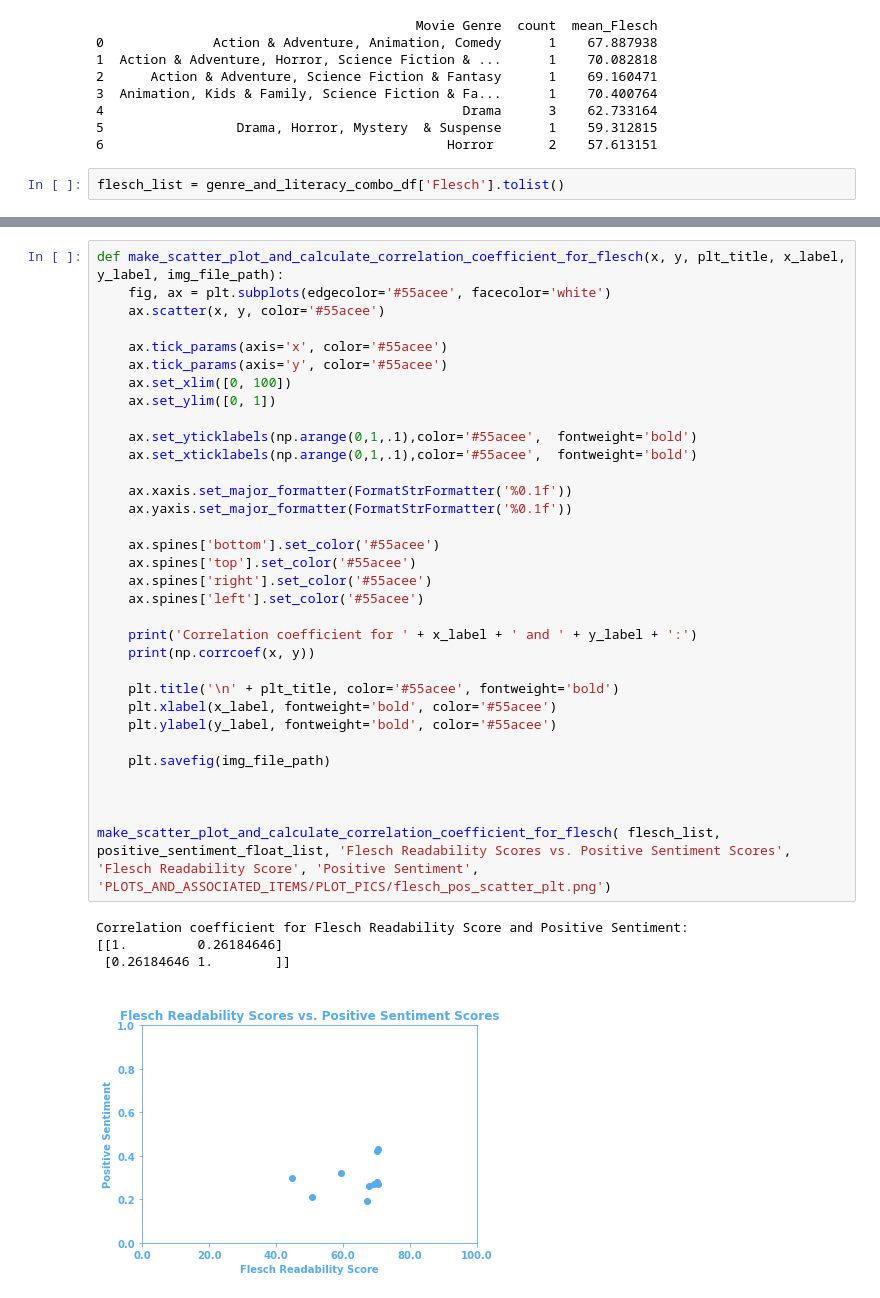
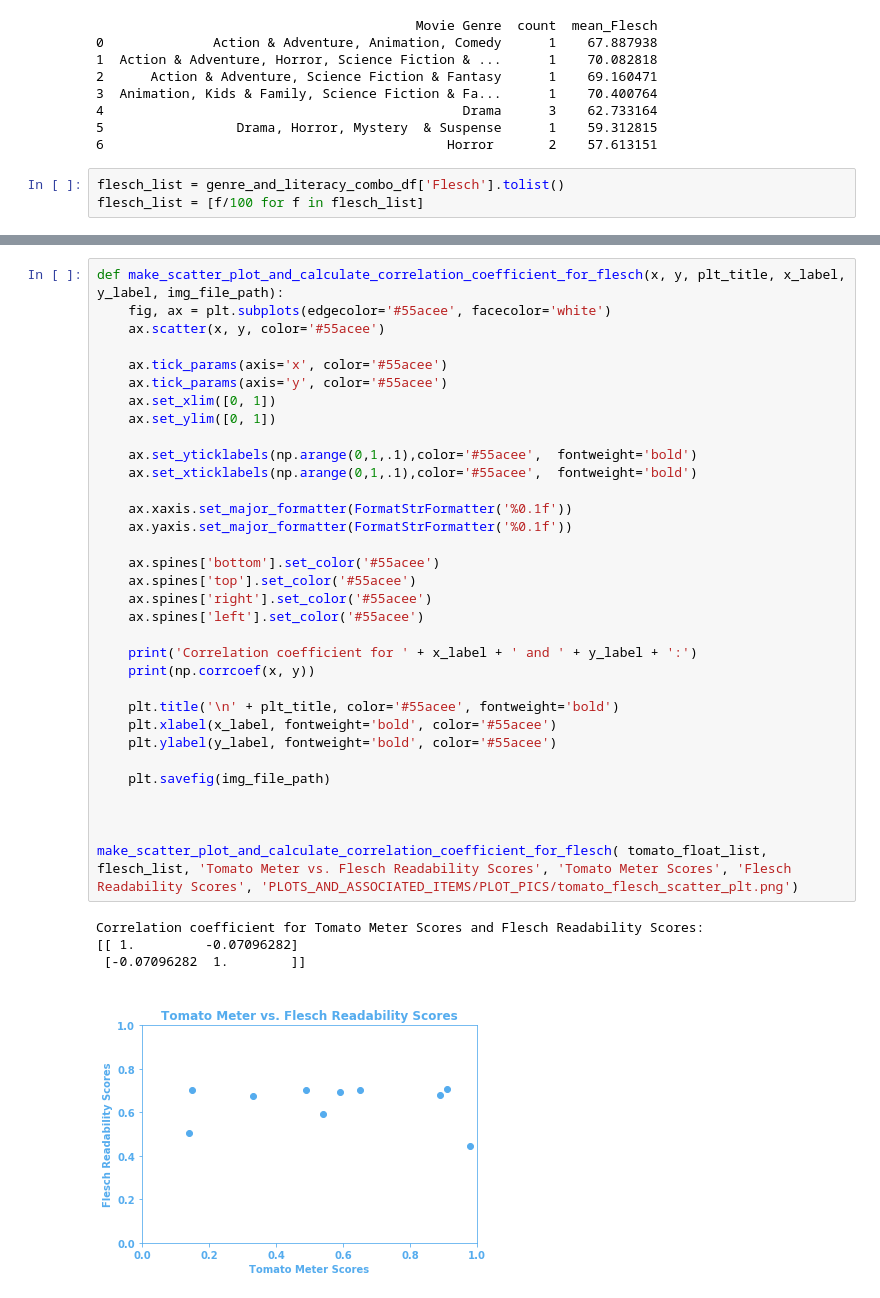
Before and after one commit to jkrovitz/Collective_Intelligence_Final_Project, a Jupyter notebook: PlottingResults.ipynb, the cells around one changed output, grey strips where cells are left out. Cells and saved outputs as stored; diff of their text form.

```diff
--- a/PlottingResults.ipynb
+++ b/PlottingResults.ipynb
@@ -189,3 +268,4 @@ print (genre_and_literacy_mean_df)
 6                                            Horror       2    57.613151
 # %%
 flesch_list = genre_and_literacy_combo_df['Flesch'].tolist()
+flesch_list = [f/100 for f in flesch_list]
@@ -207,36 +280,36 @@ def make_scatter_plot_and_calculate_correlation_coefficient_for_flesch(x, y, plt
     fig, ax = plt.subplots(edgecolor='#55acee', facecolor='white')
     ax.scatter(x, y, color='#55acee')
 
     ax.tick_params(axis='x', color='#55acee')
     ax.tick_params(axis='y', color='#55acee')
-    ax.set_xlim([0, 100])
+    ax.set_xlim([0, 1])
     ax.set_ylim([0, 1])
 
     ax.set_yticklabels(np.arange(0,1,.1),color='#55acee',  fontweight='bold')
     ax.set_xticklabels(np.arange(0,1,.1),color='#55acee',  fontweight='bold')
 
     ax.xaxis.set_major_formatter(FormatStrFormatter('%0.1f'))
     ax.yaxis.set_major_formatter(FormatStrFormatter('%0.1f'))
 
     ax.spines['bottom'].set_color('#55acee')
     ax.spines['top'].set_color('#55acee')
     ax.spines['right'].set_color('#55acee')
     ax.spines['left'].set_color('#55acee')
 
     print('Correlation coefficient for ' + x_label + ' and ' + y_label + ':')
     print(np.corrcoef(x, y))
 
     plt.title('\n' + plt_title, color='#55acee', fontweight='bold')
     plt.xlabel(x_label, fontweight='bold', color='#55acee')
     plt.ylabel(y_label, fontweight='bold', color='#55acee')
 
     plt.savefig(img_file_path)
 
 
 
-make_scatter_plot_and_calculate_correlation_coefficient_for_flesch( flesch_list, positive_sentiment_float_list, 'Flesch Readability Scores vs. Positive Sentiment Scores', 'Flesch Readability Score', 'Positive Sentiment', 'PLOTS_AND_ASSOCIATED_ITEMS/PLOT_PICS/flesch_pos_scatter_plt.png')
+make_scatter_plot_and_calculate_correlation_coefficient_for_flesch( tomato_float_list, flesch_list, 'Tomato Meter vs. Flesch Readability Scores', 'Tomato Meter Scores', 'Flesch Readability Scores', 'PLOTS_AND_ASSOCIATED_ITEMS/PLOT_PICS/tomato_flesch_scatter_plt.png')
 # %% [output]
-Correlation coefficient for Flesch Readability Score and Positive Sentiment:
-[[1.         0.26184646]
- [0.26184646 1.        ]]
+Correlation coefficient for Tomato Meter Scores and Flesch Readability Scores:
+[[ 1.         -0.07096282]
+ [-0.07096282  1.        ]]
-[figure, old version]
+[figure, new version]
```
Also changed, not shown: parts of 15 cells of this notebook, 3 other files.
